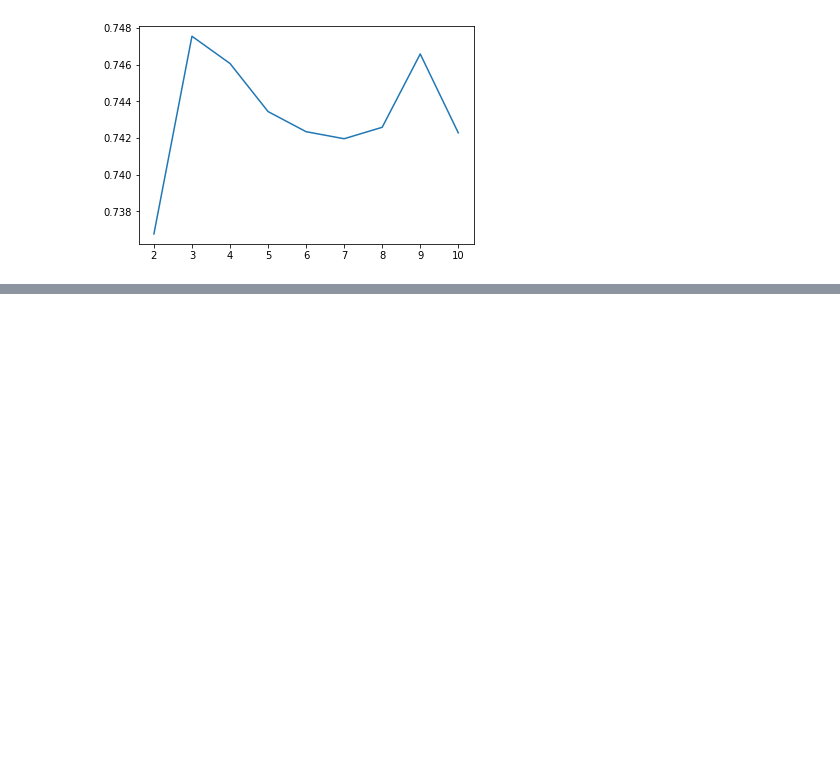
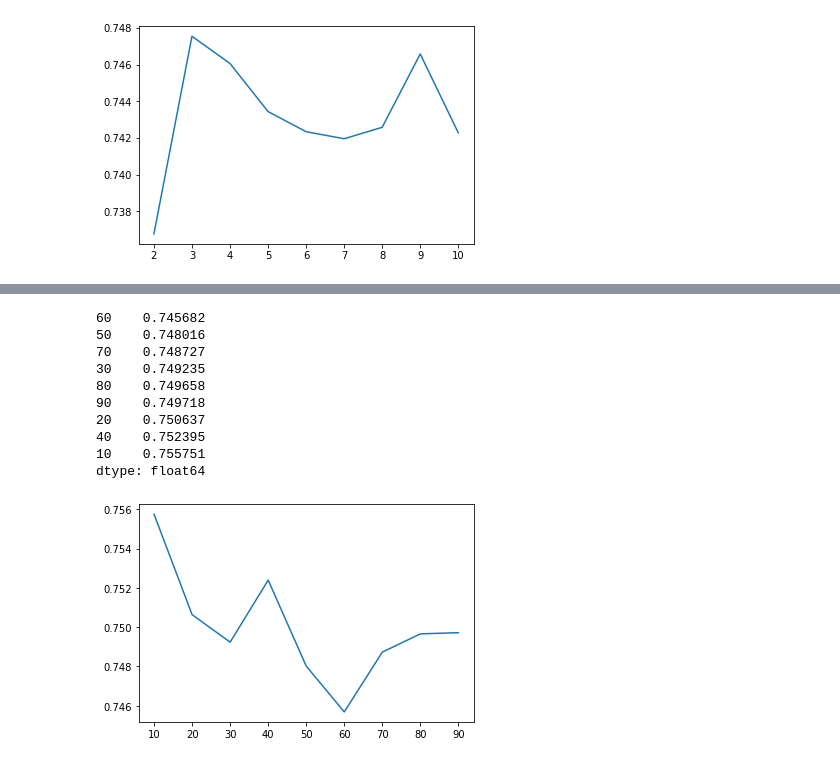
Before and after one commit to John-Blodgett/CSC466-Project, a Jupyter notebook: KNearestClassifier.ipynb, the cells around one changed output, grey strips where cells are left out. Drawn from its saved outputs; the diff is of its cells as text; code cells hidden in the pictures; blank space fills up the shorter version.

```diff
--- a/KNearestClassifier.ipynb
+++ b/KNearestClassifier.ipynb
@@ -310,0 +298,31 @@ weighted avg       0.74      0.74      0.74      1050
+# %%
+def get_cv_error_random_forest_depth(k):
+  # define pipeline
+  pipeline = make_pipeline(
+      RandomForestClassifier(max_depth=k)
+  )
+  # calculate errors from cBhaluezpz123@ross-validation
+  cv_errs = cross_val_score(pipeline, X=X_train,
+                             y=y_train,
+                             scoring='f1_macro', cv=10)
+  # calculate average of the cross-validation errors
+  return cv_errs.mean()
+# %%
+ks = pd.Series(range(10,100, 10))
+ks.index = range(10,100, 10)
+test_errs = ks.apply(get_cv_error_random_forest_depth)
+
+test_errs.plot.line()
+test_errs.sort_values()
+# %% [output]
+60    0.745682
+50    0.748016
+70    0.748727
+30    0.749235
+80    0.749658
+90    0.749718
+20    0.750637
+40    0.752395
+10    0.755751
+dtype: float64
+[figure, added]
```
Also changed, not shown: parts of 10 cells of this notebook.
